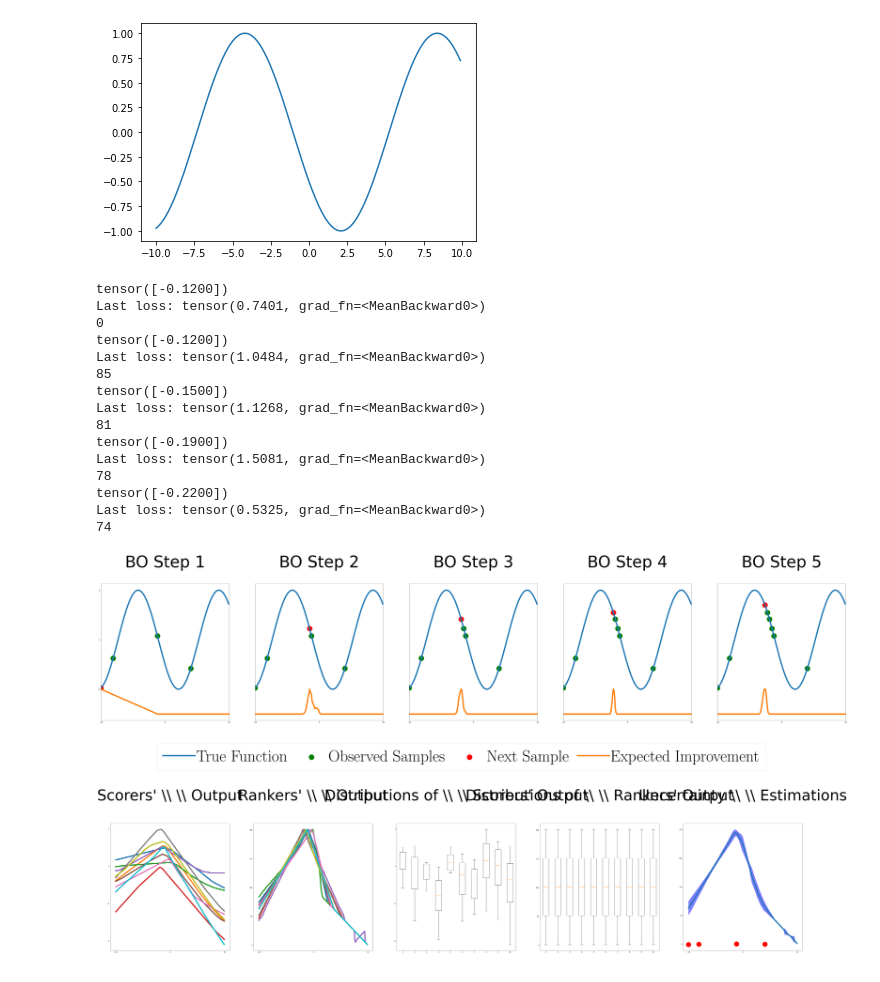
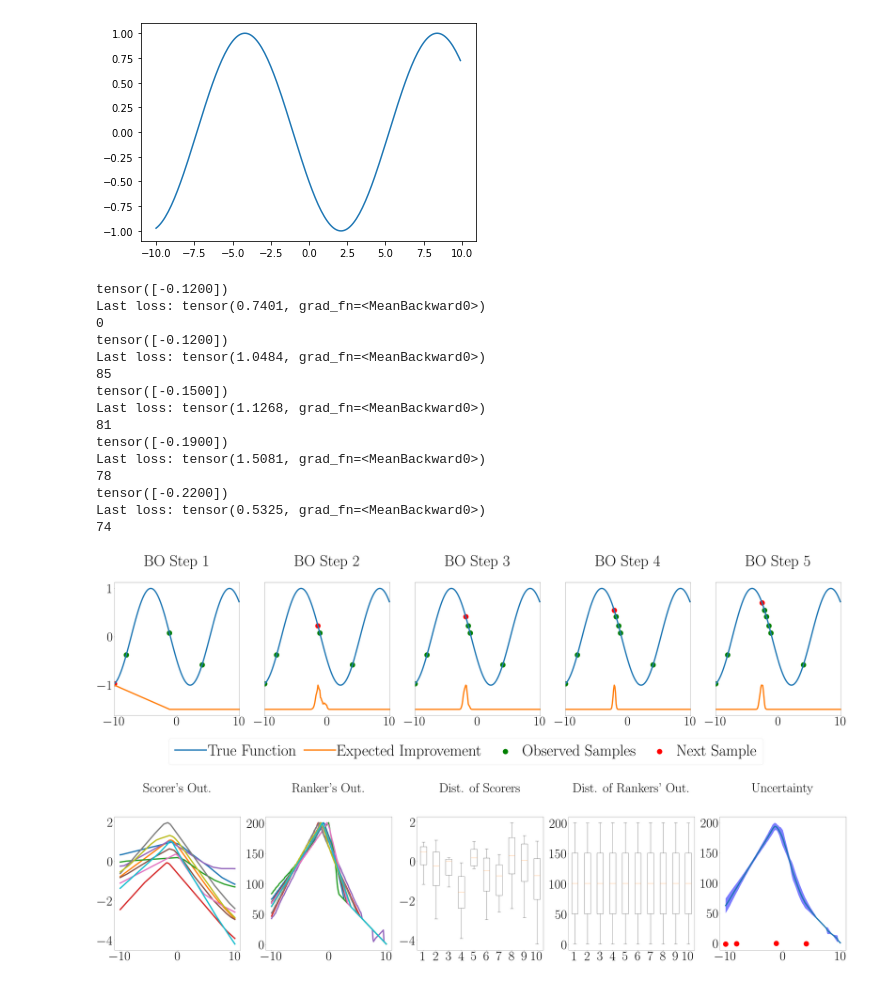
Before and after one commit to machinelearningnuremberg/DeepRankingEnsembles, a Jupyter notebook: toy-example/toy_example.ipynb, the cells around one changed output. Drawn from its saved outputs; the diff is of its cells as text; code cells hidden in the pictures.

Commit message:
format in toy-example font

```diff
--- a/toy-example/toy_example.ipynb
+++ b/toy-example/toy_example.ipynb
@@ -51,11 +51,10 @@ lw = 8
 factor=1.2
 fontsize = 80
 
-text_array = [r"BO Step 1", r"BO Step 2", r"BO Step 3" , r"BO Step 4", r"BO Step 5", r"BO Step 5"]
+text_array = ["BO Step 1", "BO Step 2", "BO Step 3" , "BO Step 4", "BO Step 5", "BO Step 5"]
 
 fig, axs = plt.subplots(1,iterations, figsize=(80,15))
 fig2, axs2 = plt.subplots(1,iterations, figsize=(80,15))
-matplotlib.rcParams.update({'font.size': fontsize, "text.usetex":True, 'font.family' : 'lmodern'})
 for i in range(iterations):
 
     incumbent = X_spt[y_spt.argmax()].reshape(-1)
@@ -66,16 +65,14 @@ for i in range(iterations):
     print(idx_next)
     X_spt = torch.cat((X_spt, X_qry[idx_next].unsqueeze(-1)))
     y_spt = torch.cat((y_spt, y_qry[idx_next].unsqueeze(-1)))
-    axs[i].plot(X_qry*10,y_qry, linewidth=lw, label=r"True Function")
-    axs[i].scatter(X_spt[:-1]*10, y_spt[:-1], s= 1000, c= "green", label=r"Observed Samples")
-    axs[i].scatter(X_spt[-1]*10, y_spt[-1], s= 1000, c= "red", label=r"Next Sample")
+    axs[i].plot(X_qry*10,y_qry, linewidth=lw, label="True Function")
+    axs[i].scatter(X_spt[:-1]*10, y_spt[:-1], s= 1000, c= "green", label="Observed Samples")
+    axs[i].scatter(X_spt[-1]*10, y_spt[-1], s= 1000, c= "red", label="Next Sample")
 
 
     ei = 0.5*scores/max(scores) -1.5
-    axs[i].plot(X_qry*10, ei, linewidth=lw, label=r"Expected Improvement")
+    axs[i].plot(X_qry*10, ei, linewidth=lw, label="Expected Improvement")
     axs[i].set_xlim(-10,10)
-
-
     axs[i].set_title(text_array[i], pad=100)
 
     if i>0:
@@ -84,49 +81,49 @@ for i in range(iterations):
     if i == 1:
         ranks = scipy.stats.rankdata(score_list, axis=-1)
         axs2[0].plot(X_qry*10, score_list[:,:-1].T, linewidth=lw)
-        axs2[0].set_title(r"Scorers' \\ \\ Output", fontsize=fontsize*factor, pad=150)
+        axs2[0].set_title("Scorer's Out.", fontsize=fontsize, pad=150)
 
         axs2[1].plot(X_qry*10,ranks[:,:-1].T,  linewidth=lw)
-        axs2[1].set_title(r"Rankers' \\ \\ Output", fontsize=fontsize*factor, pad=150)
+        axs2[1].set_title("Ranker's Out.", fontsize=fontsize, pad=150)
 
         whiskerprops = {'ls': 'solid', 'lw': 1}
         axs2[2].boxplot(score_list.T, whiskerprops=whiskerprops)
-        axs2[2].set_title(r"Distributions of \\ \\ Scorers' Output", fontsize=fontsize*factor, pad=150)
+        axs2[2].set_title("Dist. of Scorers", fontsize=fontsize, pad=150)
 
         axs2[3].boxplot(ranks.T,  whiskerprops=whiskerprops)
-        axs2[3].set_title(r"Distributions of \\ \\ Rankers' Output", fontsize=fontsize*factor, pad=150)
+        axs2[3].set_title("Dist. of Rankers' Out.", fontsize=fontsize, pad=150)
 
         axs2[4].plot(X_qry*10, mean, linewidth=lw)
         axs2[4].fill_between(X_qry.reshape(-1)*10, (mean-std), (mean+std), color='blue', alpha=0.5)
-        axs2[4].set_title(r"Uncertainty \\ \\ Estimations", fontsize=fontsize*factor, pad=150)
-        axs2[4].scatter(X_spt[:-1]*10, y_spt[:-1], s= 1000, c= "red", label=r"Observed Samples")
+        axs2[4].set_title("Uncertainty", fontsize=fontsize, pad=150)
+        axs2[4].scatter(X_spt[:-1]*10, y_spt[:-1], s= 1000, c= "red", label="Observed Samples")
 
 lines_labels = [ax.get_legend_handles_labels() for ax in fig.axes[:1]]
 lines, labels = [sum(lol, []) for lol in zip(*lines_labels)]
 fig.legend(lines, labels,loc="lower center", bbox_to_anchor=(0.5, -0.2), ncol=4, fontsize=fontsize*factor,  handletextpad=0.1, labelspacing = 0.2, columnspacing=0.5)
 
 fig.subplots_adjust(wspace=0.2)
 
 fig.savefig("results/bo_steps_example_case.pdf", bbox_inches="tight")
 fig2.savefig("results/modules_outputs_example_case.pdf", bbox_inches="tight")
 # %% [output]
 tensor([-0.1200])
 Last loss: tensor(0.7401, grad_fn=<MeanBackward0>)
 0
 tensor([-0.1200])
 Last loss: tensor(1.0484, grad_fn=<MeanBackward0>)
 85
 tensor([-0.1500])
 Last loss: tensor(1.1268, grad_fn=<MeanBackward0>)
 81
 tensor([-0.1900])
 Last loss: tensor(1.5081, grad_fn=<MeanBackward0>)
 78
 tensor([-0.2200])
 Last loss: tensor(0.5325, grad_fn=<MeanBackward0>)
 74
-[figure, old version]
+[figure, new version]
-[figure, old version]
+[figure, new version]
 # %%
 torch.manual_seed(0)
 np.random.seed(0)
```
Also changed, not shown: parts of 1 cell of this notebook, 3 other files.
